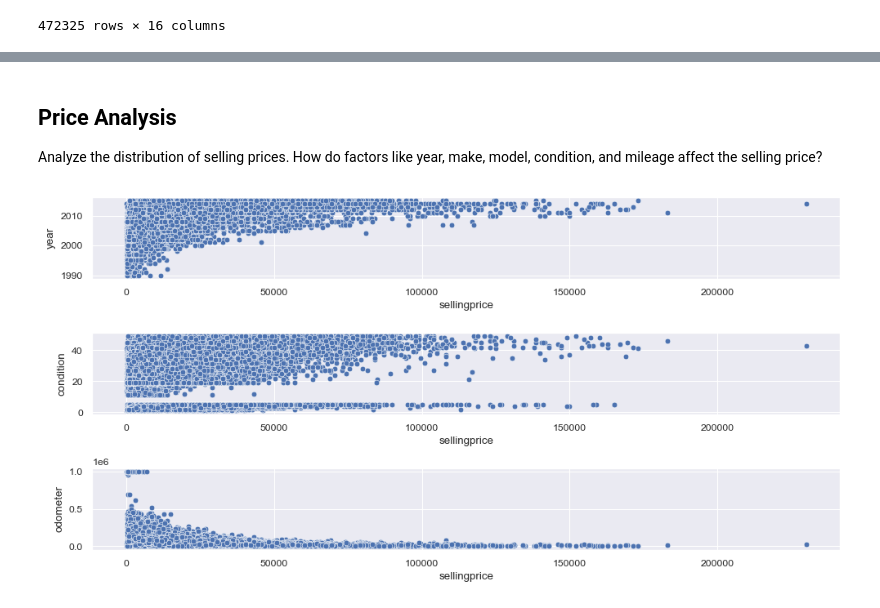
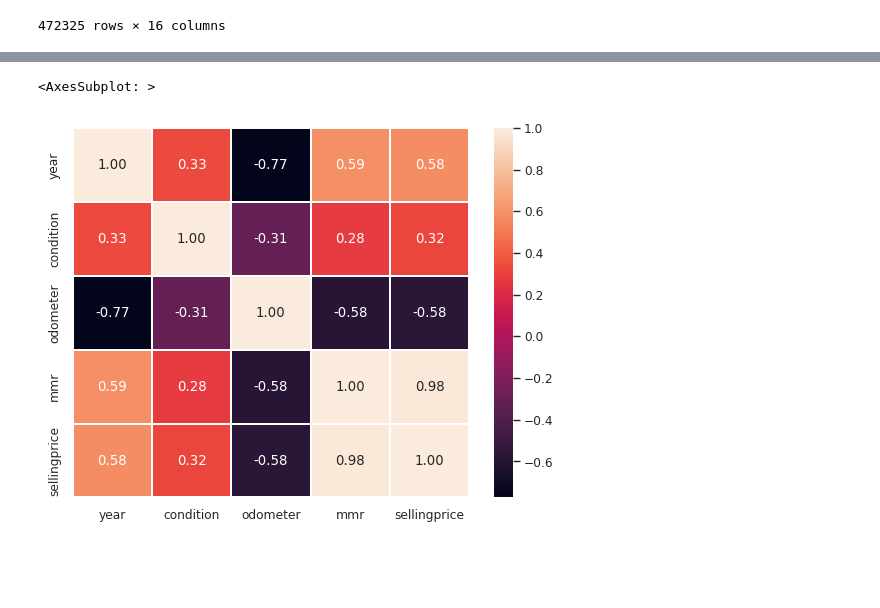
Before and after one commit to vanki2003/car-sales, a Jupyter notebook: notebook.ipynb, the cells around one changed output, grey strips where cells are left out. Cells and saved outputs as stored; diff of their text form; code cells hidden in the pictures; blank space fills up the shorter version.

```diff
--- a/notebook.ipynb
+++ b/notebook.ipynb
@@ -166,17 +169,5 @@ sns.pairplot(df)
-# %% [markdown]
-## Price Analysis
-
-Analyze the distribution of selling prices. How do factors like year, make, model, condition, and mileage affect the selling price?
-# %%
-fig, axs = plt.subplots(3, 1, figsize=(10,5))
-
-sns.scatterplot(ax=axs[0], data=df, x='sellingprice', y='year')
-
-sns.scatterplot(ax=axs[1], data=df, x='sellingprice', y='condition')
-
-sns.scatterplot(ax=axs[2], data=df, x='sellingprice', y='odometer')
-
-plt.tight_layout()
-plt.show()
-# %% [output]
-[figure, removed]
+# %%
+sns.heatmap(df.corr(), annot=True, linewidths=.2, fmt= '.2f')
+# %% [output]
+<AxesSubplot: >
+[figure, added]
```
Also changed, not shown: parts of 10 cells of this notebook.
